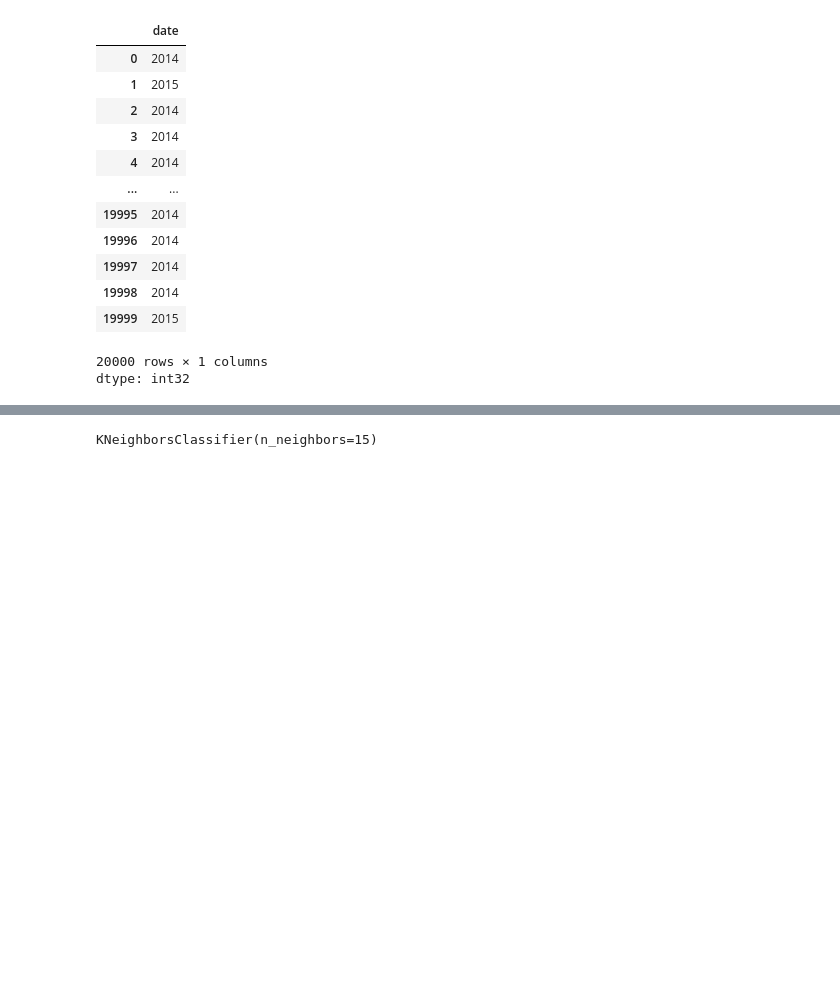
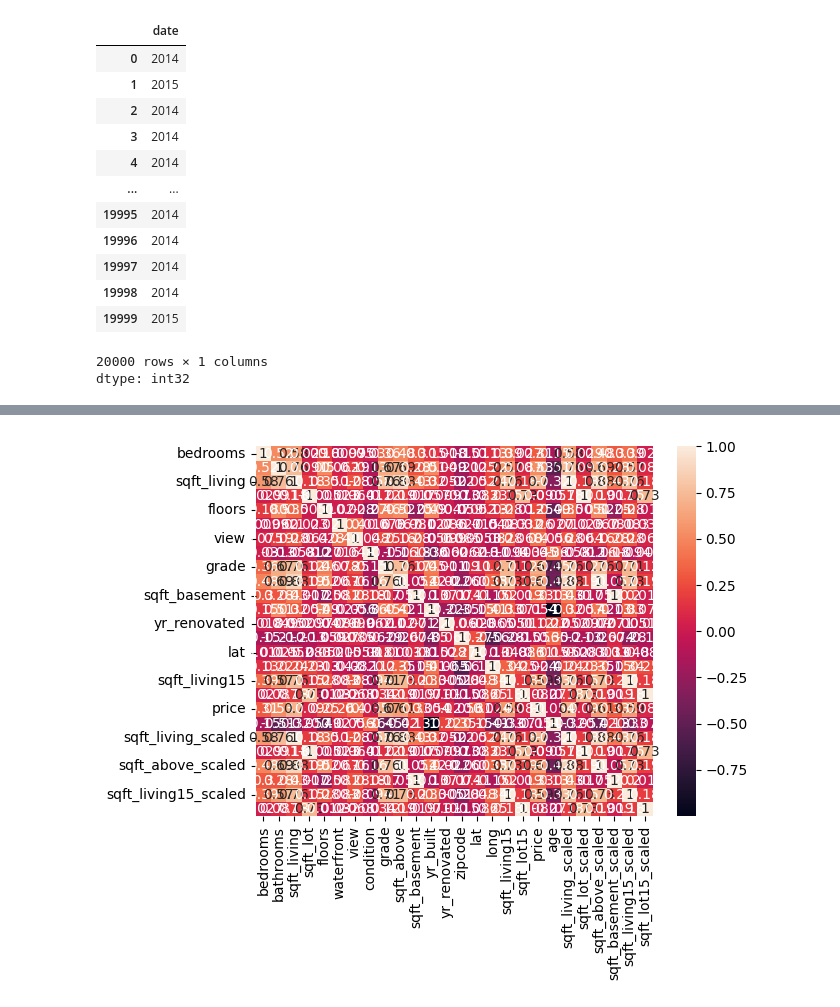
Before and after one commit to jrfanfan/Android_temp_con, a Jupyter notebook: notebooks/starter_housing.ipynb, the cells around one changed output, grey strips where cells are left out. Drawn from its saved outputs; the diff is of its cells as text; code cells hidden in the pictures; blank space fills up the shorter version.

```diff
--- a/notebooks/starter_housing.ipynb
+++ b/notebooks/starter_housing.ipynb
@@ -62 +99,15 @@ from sklearn.model_selection import train_test_split
+# %%
+# Create an instance of the transform object we're going to use
+scaler = MinMaxScaler()
+
+X['sqft_living_scaled'] = scaler.fit_transform(X[ ['sqft_living'] ])
+X['sqft_lot_scaled'] = scaler.fit_transform(X[ ['sqft_lot'] ])
+X['sqft_above_scaled'] = scaler.fit_transform(X[ ['sqft_above'] ])
+X['sqft_basement_scaled'] = scaler.fit_transform(X[ ['sqft_basement'] ])
+X['sqft_living15_scaled'] = scaler.fit_transform(X[ ['sqft_living15'] ])
+X['sqft_lot15_scaled'] = scaler.fit_transform(X[ ['sqft_lot15'] ])
+# %%
+heatmap = sns.heatmap(X.corr(), annot=True)
+# %% [output]
+[figure, added]
 # %%
@@ -80,6 +116,0 @@ clf = KNeighborsClassifier(n_neighbors=15)
-# %%
-# Call the "fit" method of the classifier instance we created in step 4.
-# Pass it the X_train and y_train data so that it can learn to make predictions
-clf.fit(X_train, y_train)
-# %% [output]
-KNeighborsClassifier(n_neighbors=15)
```
Also changed, not shown: parts of 25 cells of this notebook.
